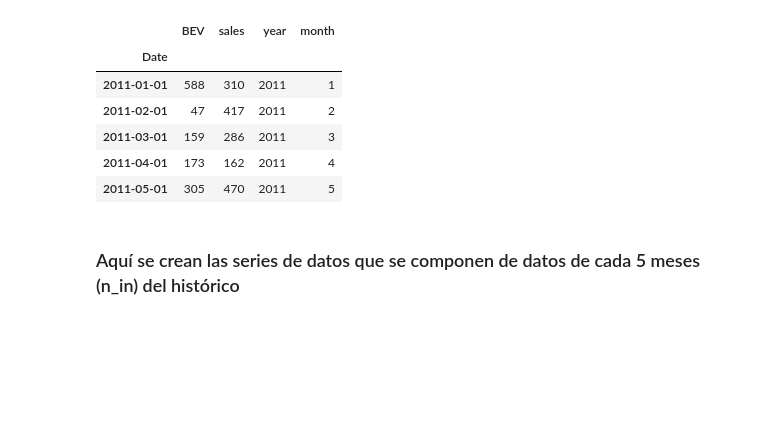
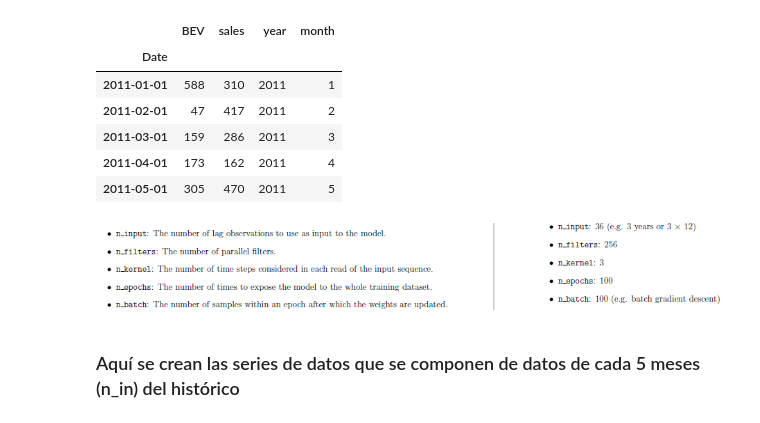
Before and after one commit to GermanCM/DeepLearning_concepts_checks, a Jupyter notebook: project/deep_learning_time_series_book_examples/notebooks/univariate_time_series_forecasting/ts_cnn_model.ipynb, the cells around one changed output. Cells and saved outputs as stored; diff of their text form; code cells hidden in the pictures; blank space fills up the shorter version.

```diff
--- a/project/deep_learning_time_series_book_examples/notebooks/univariate_time_series_forecasting/ts_cnn_model.ipynb
+++ b/project/deep_learning_time_series_book_examples/notebooks/univariate_time_series_forecasting/ts_cnn_model.ipynb
@@ -123,6 +128,11 @@ def series_to_supervised(data, n_in, n_out=1):
     agg.dropna(inplace=True)
 
     return agg.values
+# %%
+from IPython.display import Image
+Image(".\pics\CNN_TS_hyperparams.PNG", width=3, height=5)
+# %% [output]
+[figure, added]
 # %% [markdown]
 ### Aquí se crean las series de datos que se componen de datos de cada 5 meses (n_in) del histórico
 # %%
```
Also changed, not shown: parts of 2 cells of this notebook, 46 other files.
